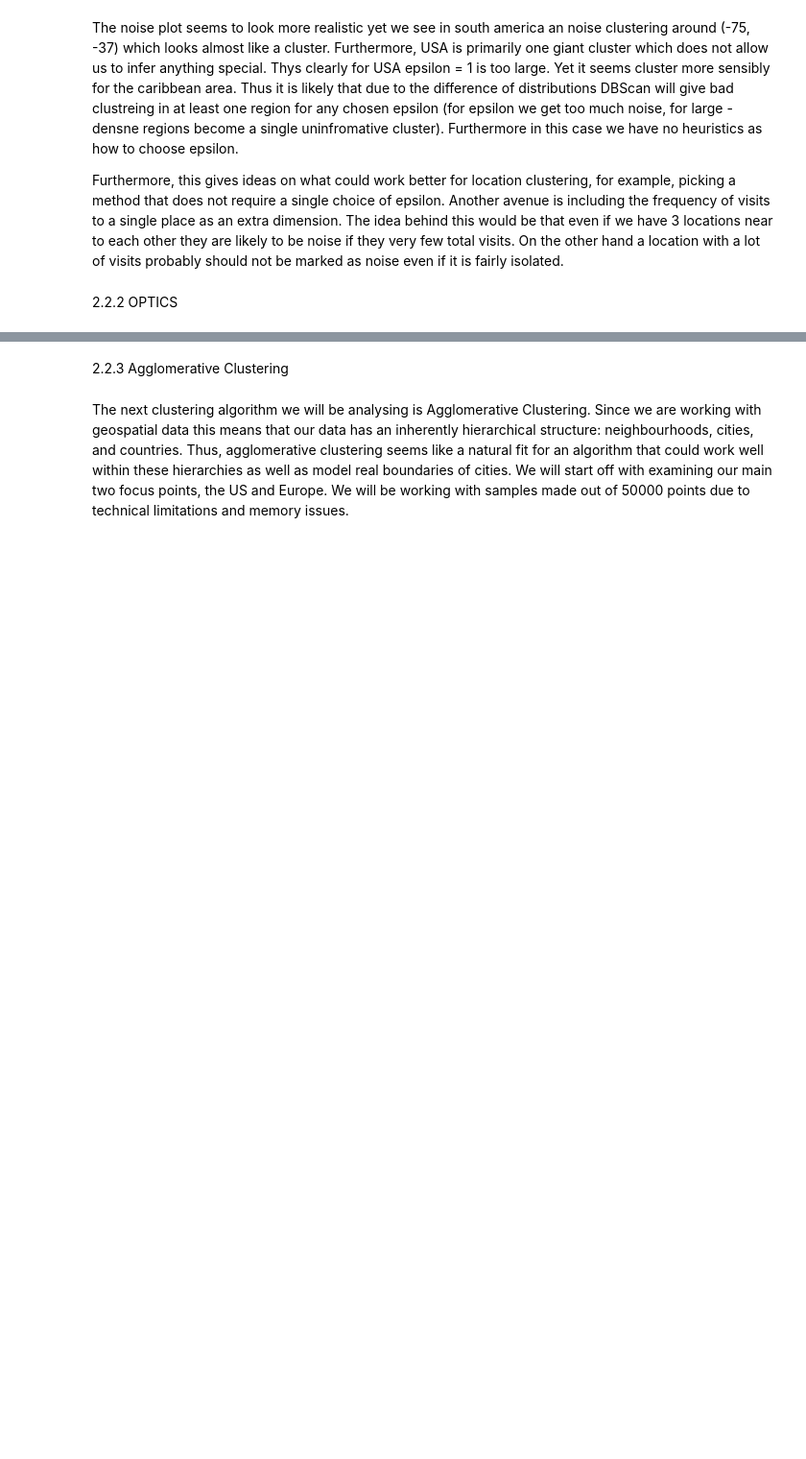
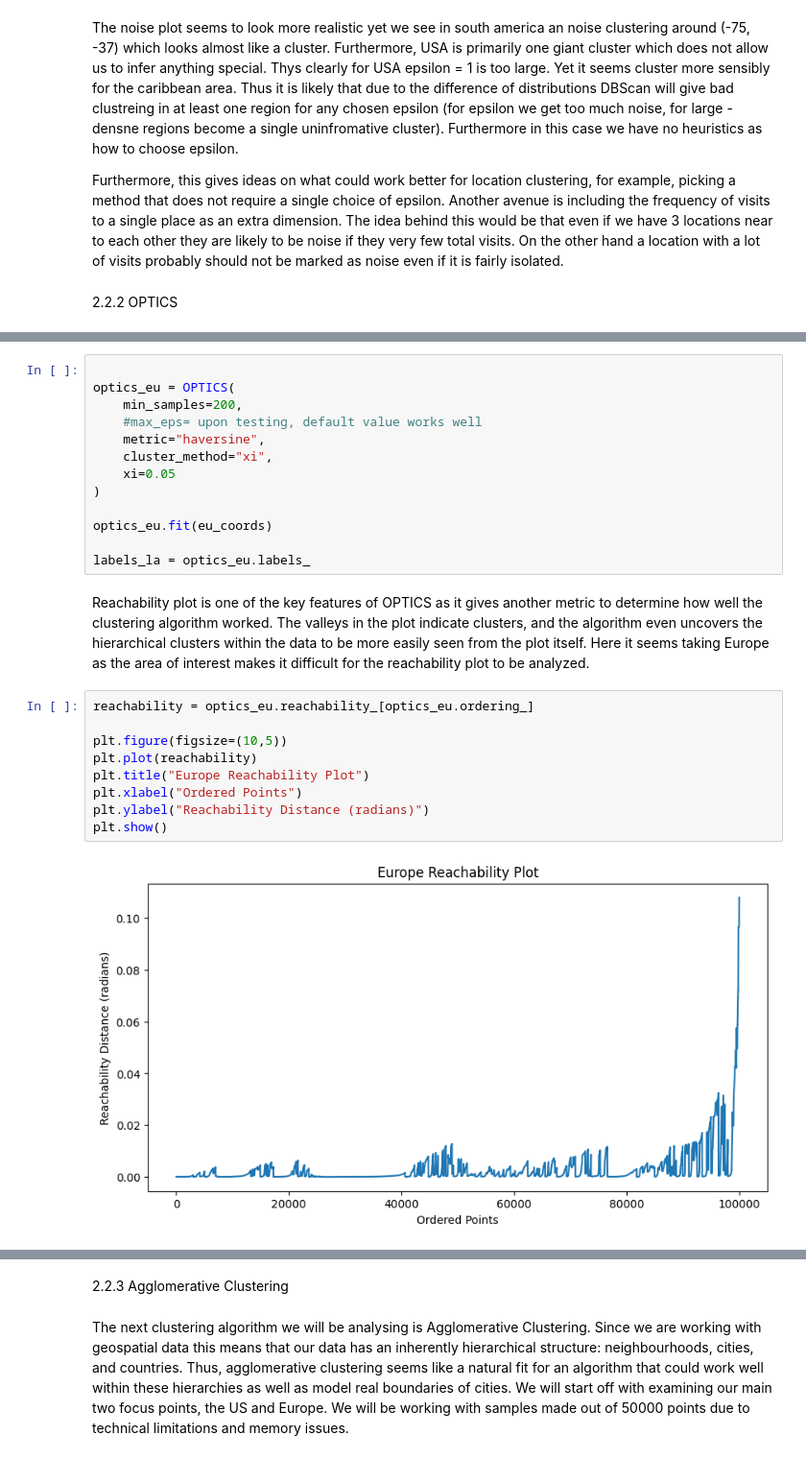
Before and after one commit to RusnacAM/Data-Mining, a Jupyter notebook: Group9_Checkpoint1.ipynb, the cells around one changed output, grey strips where cells are left out. Shown at 96% size. Drawn from its saved outputs; the diff is of its cells as text; blank space fills up the shorter version.

```diff
--- a/data_mining_project_report.ipynb
+++ b/Group9_Checkpoint1.ipynb
@@ -888,0 +935,26 @@ Furthermore, this gives ideas on what could work better for location clustering,
+# %%
+
+optics_eu = OPTICS(
+    min_samples=200,
+    #max_eps= upon testing, default value works well
+    metric="haversine",
+    cluster_method="xi",
+    xi=0.05
+)
+
+optics_eu.fit(eu_coords)
+
+labels_la = optics_eu.labels_
+# %% [markdown]
+Reachability plot is one of the key features of OPTICS as it gives another metric to determine how well the clustering algorithm worked. The valleys in the plot indicate clusters, and the algorithm even uncovers the hierarchical clusters within the data to be more easily seen from the plot itself. Here it seems taking Europe as the area of interest makes it difficult for the reachability plot to be analyzed.
+# %%
+reachability = optics_eu.reachability_[optics_eu.ordering_]
+
+plt.figure(figsize=(10,5))
+plt.plot(reachability)
+plt.title("Europe Reachability Plot")
+plt.xlabel("Ordered Points")
+plt.ylabel("Reachability Distance (radians)")
+plt.show()
+# %% [output]
+[figure, added]
```
Also changed, not shown: parts of 19 cells of this notebook.
